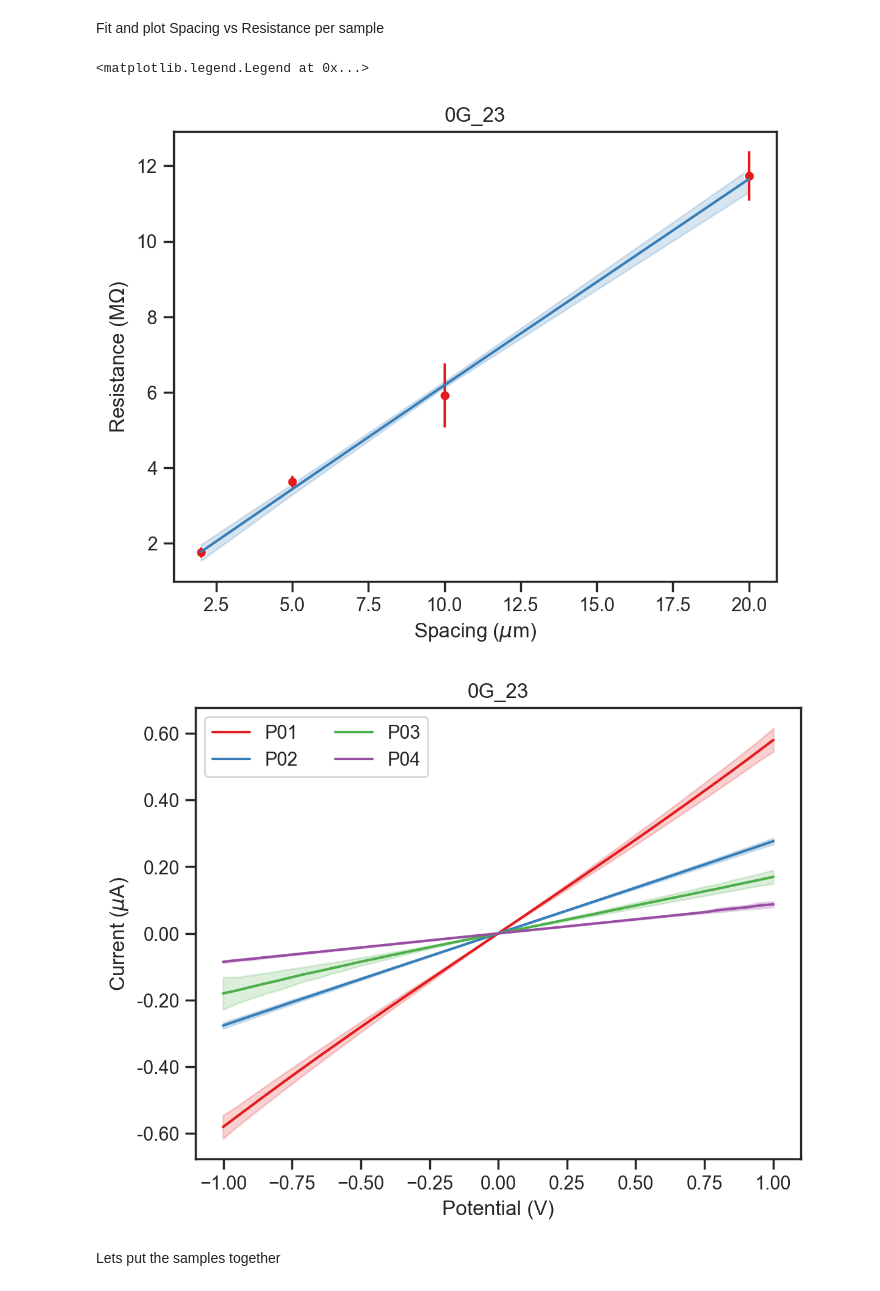
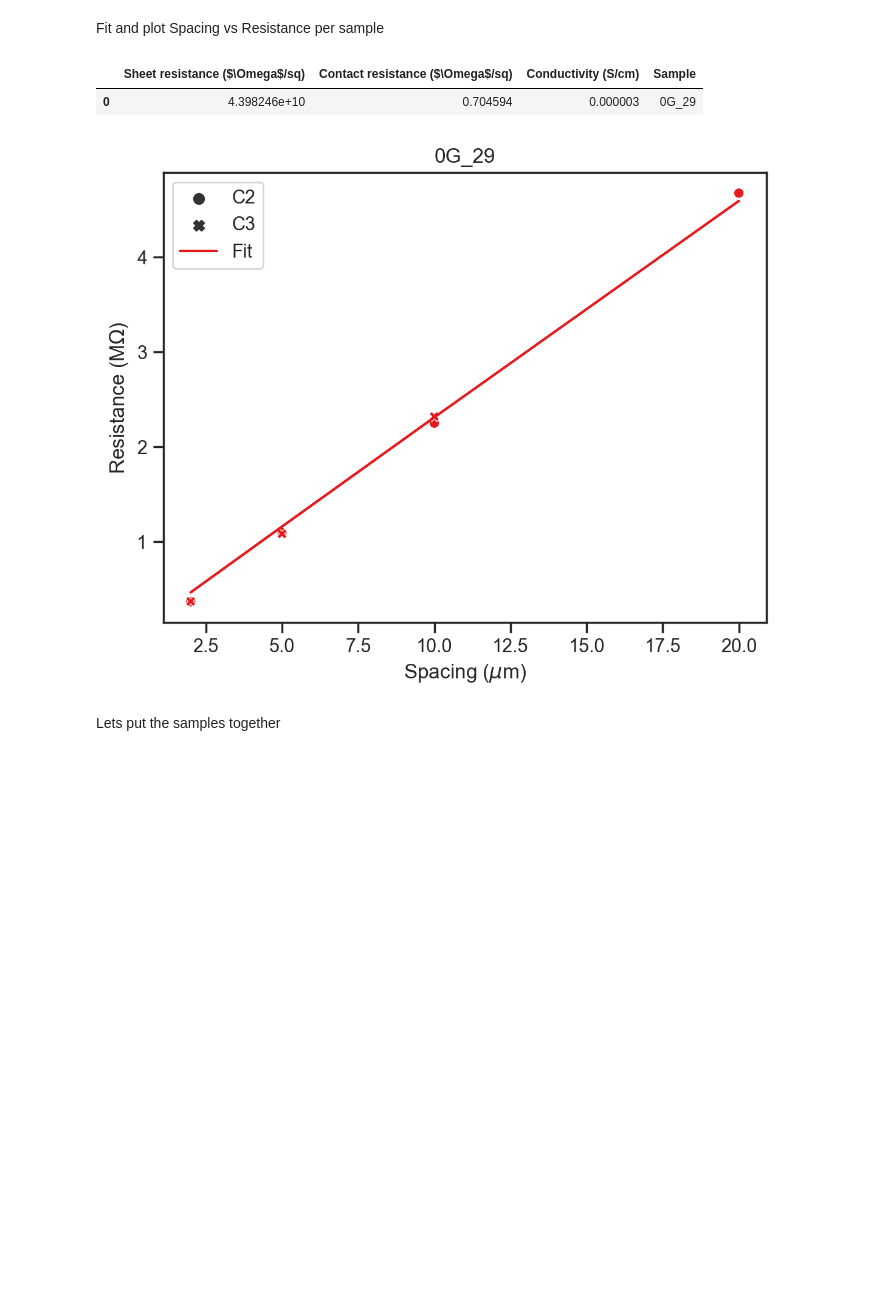
Before and after one commit to ridcil/Code, a Jupyter notebook: LSB_07_v2.ipynb, the cells around one changed output. Cells and saved outputs as stored; diff of their text form; code cells hidden in the pictures; blank space fills up the shorter version.

```diff
--- a/LSB_07_v2.ipynb
+++ b/LSB_07_v2.ipynb
@@ -13,38 +13,38 @@ sns.set_theme(style = 'ticks', palette = 'Set1') #'Set1', 'Pastel1', 'Dark2'
 # %% [markdown]
 Fit and plot Spacing vs Resistance per sample
 # %%
-path_aut = r'C:\Users\lopezb41\OneDrive - imec\Documents\Experiments\Data\Contact Resistance\LSB_07\0G_23'
+path_aut = r'C:\Users\lopezb41\OneDrive - imec\Documents\Experiments\Data\Contact Resistance\LSB_07\0G_29'
 path_save = r'C:\Users\lopezb41\OneDrive - imec\Documents\Experiments\Data\Contact Resistance\LSB_07\Results'
-sample = '0G_23'
+sample = '0G_29'
 files_aut = [os.path.join(path_aut, i) for i in os.listdir(path_aut)]
 
 rt, tlm, val = idea.fit(files_aut, 80, sample)
 
 fig, ax = plt.subplots(dpi = 200)
-sns.lineplot(data = tlm, x = 'Spacing ($\mu$m)', y = 'Resistance (M$\Omega$)', errorbar = 'sd', marker = 'o', linestyle = '', err_style='bars')
-# sns.scatterplot(data = tlm, x = 'Spacing ($\mu$m)', y = 'Resistance (M$\Omega$)')
-sns.lineplot(data = tlm, x = 'Spacing ($\mu$m)', y = 'Fit') #, hue = 'Column')
+# sns.lineplot(data = tlm, x = 'Spacing ($\mu$m)', y = 'Resistance (M$\Omega$)', errorbar = 'sd', marker = 'o', linestyle = '', err_style='bars', label = 'Data') #, style = 'Column')
+sns.scatterplot(data = tlm, x = 'Spacing ($\mu$m)', y = 'Resistance (M$\Omega$)', style = 'Column')
+sns.lineplot(data = tlm, x = 'Spacing ($\mu$m)', y = 'Fit', label = 'Fit') #, hue = 'Column')
 ax.xaxis.set_major_formatter(lambda x, pos: '{:.1f}'.format(x * 1e4))
 ax.yaxis.set_major_formatter(lambda x, pos: '{:.0f}'.format(x / 1e6))
 plt.title(sample)
 
 tlm.to_csv(os.path.join(path_save, sample + '.txt'), sep = ';', index = False)
 val.to_csv(os.path.join(path_save, 'val_' + sample + '.txt'), sep = ';', index = False)
 
 # display(tlm)
 # display(rt)
-# display(val)
+display(val)
 
-fig, ax = plt.subplots(dpi = 200)
-sns.lineplot(data = rt, x = 'Potential (V)', y = 'Current (A)', hue = 'Structure', errorbar='sd') #, style = 'Column')
-ax.yaxis.set_major_formatter(lambda x, pos: '{:.2f}'.format(x * 1e6))
-ax.set_ylabel('Current ($\mu$A)')
-ax.set_title(sample)
-plt.legend(ncol = 2)
+# fig, ax = plt.subplots(dpi = 200)
+# sns.lineplot(data = rt, x = 'Potential (V)', y = 'Current (A)', hue = 'Structure', errorbar='sd', style = 'Column')
+# ax.yaxis.set_major_formatter(lambda x, pos: '{:.2f}'.format(x * 1e6))
+# ax.set_ylabel('Current ($\mu$A)')
+# ax.set_title(sample)
+# plt.legend(ncol = 2)
 # %% [output]
-<matplotlib.legend.Legend at 0x...>
+|  | Sheet resistance ($\Omega$/sq) | Contact resistance ($\Omega$/sq) | Conductivity (S/cm) | Sample |
+| 0 | 4.398246e+10 | 0.704594 | 0.000003 | 0G_29 |
-[figure, old version]
+[figure, new version]
-[figure, removed]
 # %% [markdown]
 Lets put the samples together
 # %%
```
Also changed, not shown: parts of 1 cell of this notebook, 6 other files.
